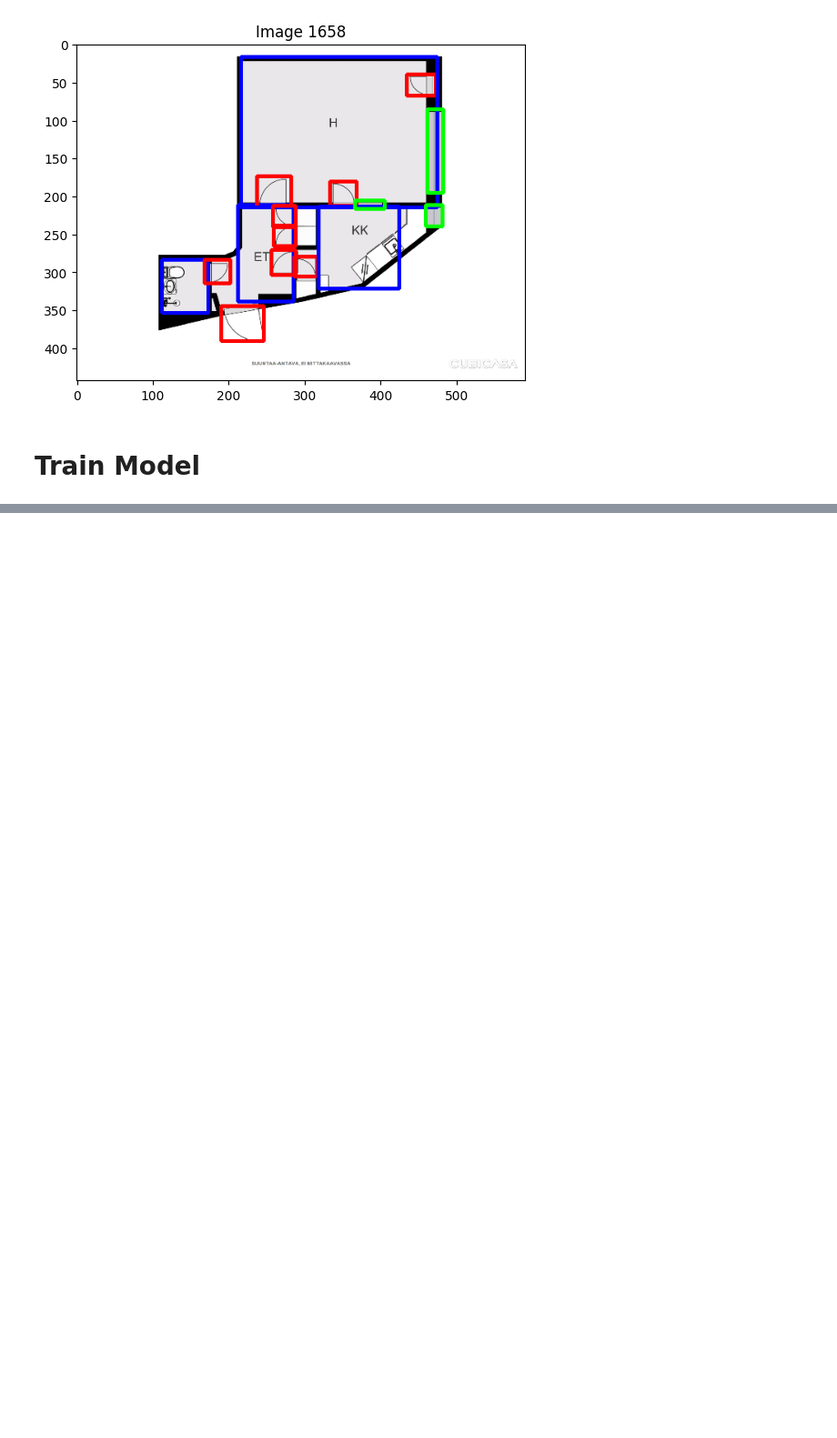
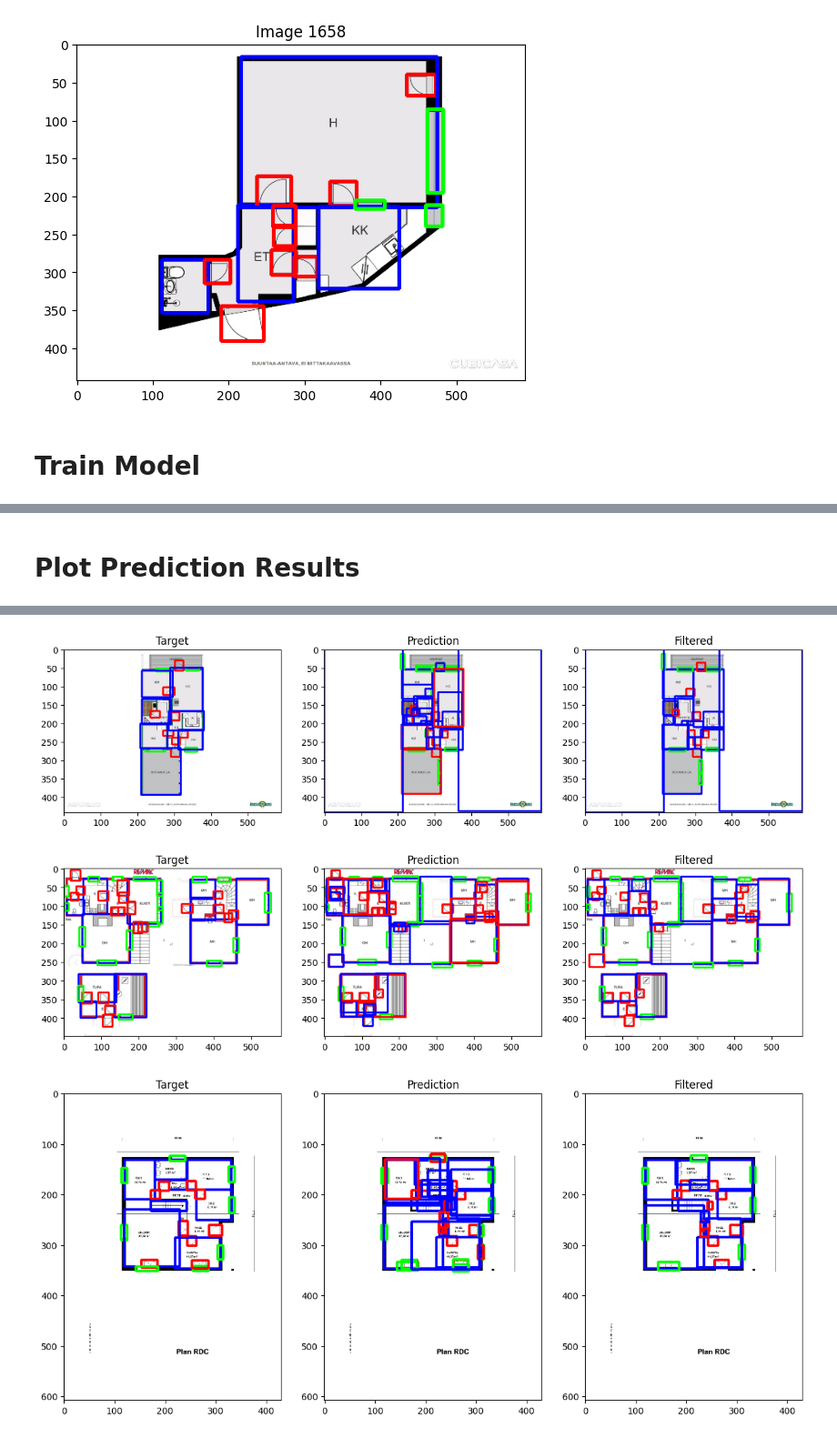
Before and after one commit to liduanken/ktp_bcu_floorplan_detection_task, a Jupyter notebook: detection.ipynb, the cells around one changed output, grey strips where cells are left out. Shown at 91% size. Drawn from its saved outputs; the diff is of its cells as text; code cells hidden in the pictures; blank space fills up the shorter version.

```diff
--- a/detection.ipynb
+++ b/detection.ipynb
@@ -84,7 +77,7 @@ def scale_box(boxes, width, height):
     boxes[:,3] = boxes[:,3] * height
     return boxes
 
-def plot_data(img_id, img, labels, boxes):
+def plot_one(img_id, img, labels, boxes):
 
     if np.max(boxes) < 1:
         height, width = img.shape[:2]
@@ -101,13 +94,19 @@ def plot_data(img_id, img, labels, boxes):
                       colors[label], 3)
 
     plt.imshow(img)
+
+
+def plot_data(img_id, img, labels, boxes):
+
+    plot_one(img_id, img, labels, boxes)
+
+    plt.imshow(img)
     plt.title("Image %d" %img_id)
     plt.show()
 
 
 def plot_img(img_id):
     img, labels, boxes = get_data(img_id)
-    print(img.shape)
     plot_data(img_id, img, labels, boxes)
 
 plot_img(0)
@@ -341,0 +434,49 @@ libpng warning: iCCP: known incorrect sRGB profile
+# %% [markdown]
+# Plot Prediction Results
+# %%
+# Non-maximum suppression on bounding box
+def filter(p, threshold=0.1):
+    h = {}
+    indexes = torchvision.ops.nms(p['boxes'], p['scores'], threshold)
+    for k in p:
+        h[k] = p[k][indexes]
+    return h
+
+def plot_one_img(img, d):
+    labels, boxes = d["labels"], d["boxes"]
+    img = img.to(device).permute(1,2,0).cpu().detach().numpy() * 255
+    img = img.astype(np.uint8).copy()
+    boxes = boxes.to(device).cpu().detach().numpy().astype(np.uint32)
+    plot_one(img_id, img, labels, boxes)
+
+def plot_pair(img, dTrue, dPred):
+    plt.figure(figsize=(15, 15))
+    plt.subplot(1, 2, 1)
+    plot_one_img(img, dTrue)
+    plt.title("Target")
+    plt.subplot(1, 2, 2)
+    plot_one_img(img, dPred)
+    plt.title("Prediction")
+    plt.show()
+
+def plot_three(img, dTrue, dPred, dFiltered):
+    plt.figure(figsize=(15, 15))
+    plt.subplot(1, 3, 1)
+    plot_one_img(img, dTrue)
+    plt.title("Target")
+    plt.subplot(1, 3, 2)
+    plot_one_img(img, dPred)
+    plt.title("Prediction")
+
+    plt.subplot(1, 3, 3)
+    plot_one_img(img, dFiltered)
+    plt.title("Filtered")
+    plt.show()
+
+# Compare Results
+for (img_ids, imgs, ds), pred in zip(test_loader, results):
+    for i in range(3):
+        ds[i]["labels"] = ds[i]["labels"] - 1
+        plot_three(imgs[i], ds[i], pred[i], filter(pred[i], threshold=0.2))
+    break
+# %% [output]
@@ -341,0 +484,3 @@ libpng warning: iCCP: known incorrect sRGB profile
+[figure, added]
+[figure, added]
+[figure, added]
```
Also changed, not shown: parts of 15 cells of this notebook.
